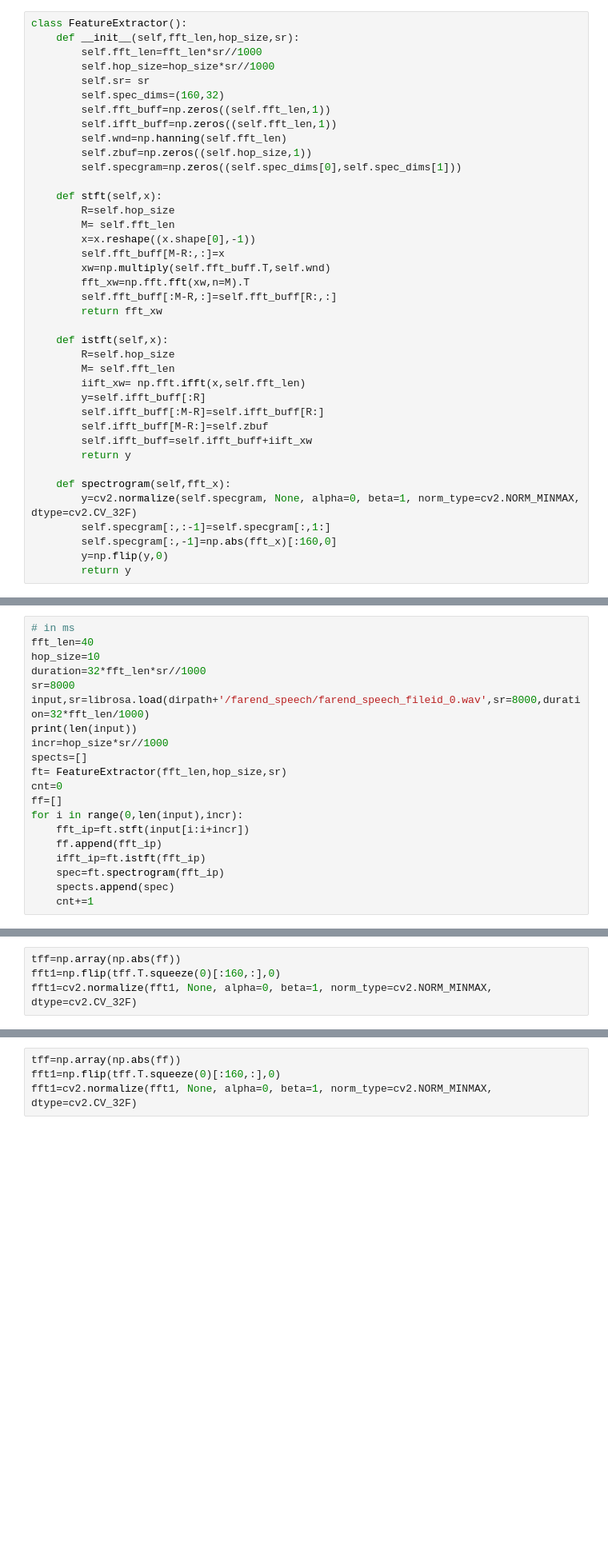
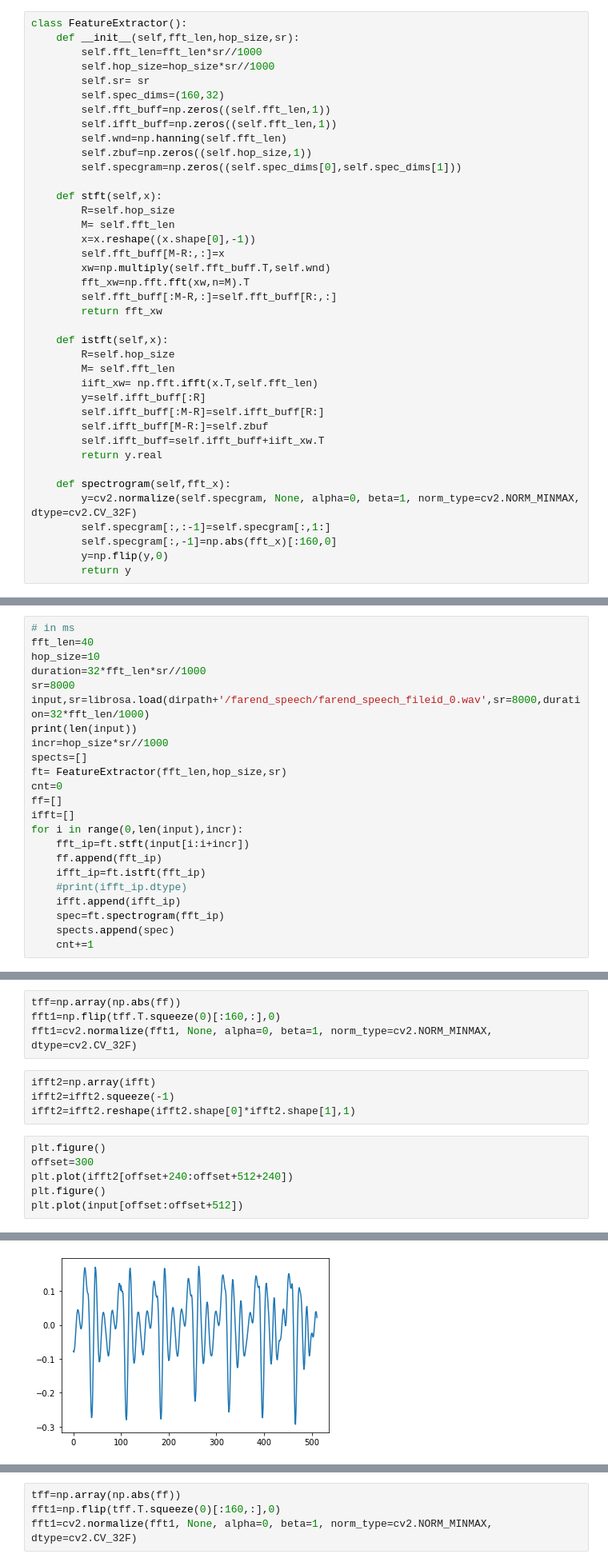
Before and after one commit to pkamath7/AEC_RES, a Jupyter notebook: utils/stft_istft.ipynb, the cells around one changed output, grey strips where cells are left out. Shown at 80% size. Drawn from its saved outputs; the diff is of its cells as text; blank space fills up the shorter version.

Commit message:
Fixes to ifft api
Fixes to ifft api

```diff
--- a/utils/stft_istft.ipynb
+++ b/utils/stft_istft.ipynb
@@ -56,12 +56,12 @@ class FeatureExtractor():
     def istft(self,x):
         R=self.hop_size
         M= self.fft_len
-        iift_xw= np.fft.ifft(x,self.fft_len)
+        iift_xw= np.fft.ifft(x.T,self.fft_len)
         y=self.ifft_buff[:R]
         self.ifft_buff[:M-R]=self.ifft_buff[R:]
         self.ifft_buff[M-R:]=self.zbuf
-        self.ifft_buff=self.ifft_buff+iift_xw
-        return y
+        self.ifft_buff=self.ifft_buff+iift_xw.T
+        return y.real
 
     def spectrogram(self,fft_x):
         y=cv2.normalize(self.specgram, None, alpha=0, beta=1, norm_type=cv2.NORM_MINMAX, dtype=cv2.CV_32F)
@@ -84,10 +84,13 @@ spects=[]
 ft= FeatureExtractor(fft_len,hop_size,sr)
 cnt=0
 ff=[]
+ifft=[]
 for i in range(0,len(input),incr):
     fft_ip=ft.stft(input[i:i+incr])
     ff.append(fft_ip)
     ifft_ip=ft.istft(fft_ip)
+    #print(ifft_ip.dtype)
+    ifft.append(ifft_ip)
     spec=ft.spectrogram(fft_ip)
     spects.append(spec)
     cnt+=1
@@ -97,3 +100,14 @@ for i in range(0,len(input),incr):
 tff=np.array(np.abs(ff))
 fft1=np.flip(tff.T.squeeze(0)[:160,:],0)
 fft1=cv2.normalize(fft1, None, alpha=0, beta=1, norm_type=cv2.NORM_MINMAX, dtype=cv2.CV_32F)
+# %%
+ifft2=np.array(ifft)
+ifft2=ifft2.squeeze(-1)
+ifft2=ifft2.reshape(ifft2.shape[0]*ifft2.shape[1],1)
+# %%
+plt.figure()
+offset=300
+plt.plot(ifft2[offset+240:offset+512+240])
+plt.figure()
+plt.plot(input[offset:offset+512])
+# %% [output]
@@ -99,0 +115 @@ fft1=cv2.normalize(fft1, None, alpha=0, beta=1, norm_type=cv2.NORM_MINMAX, dtype
+[figure, added]
```
Also changed, not shown: parts of 1 cell of this notebook.
